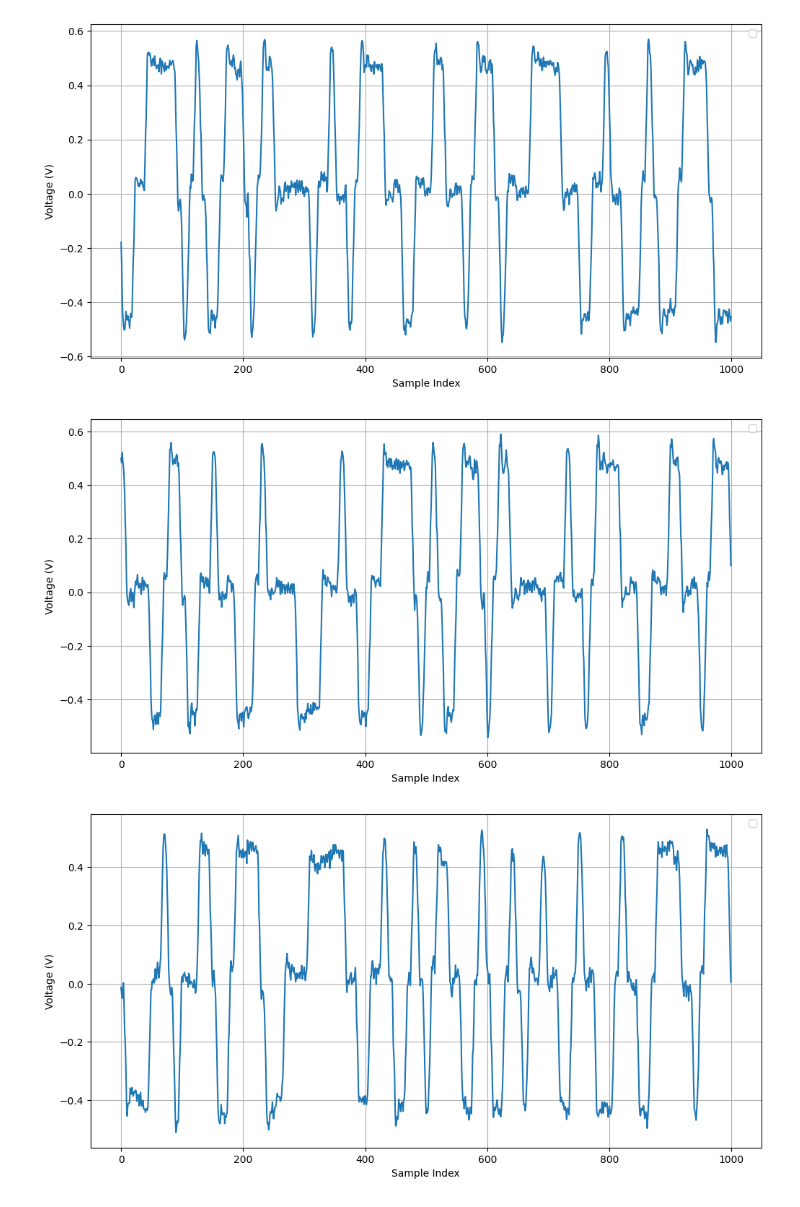
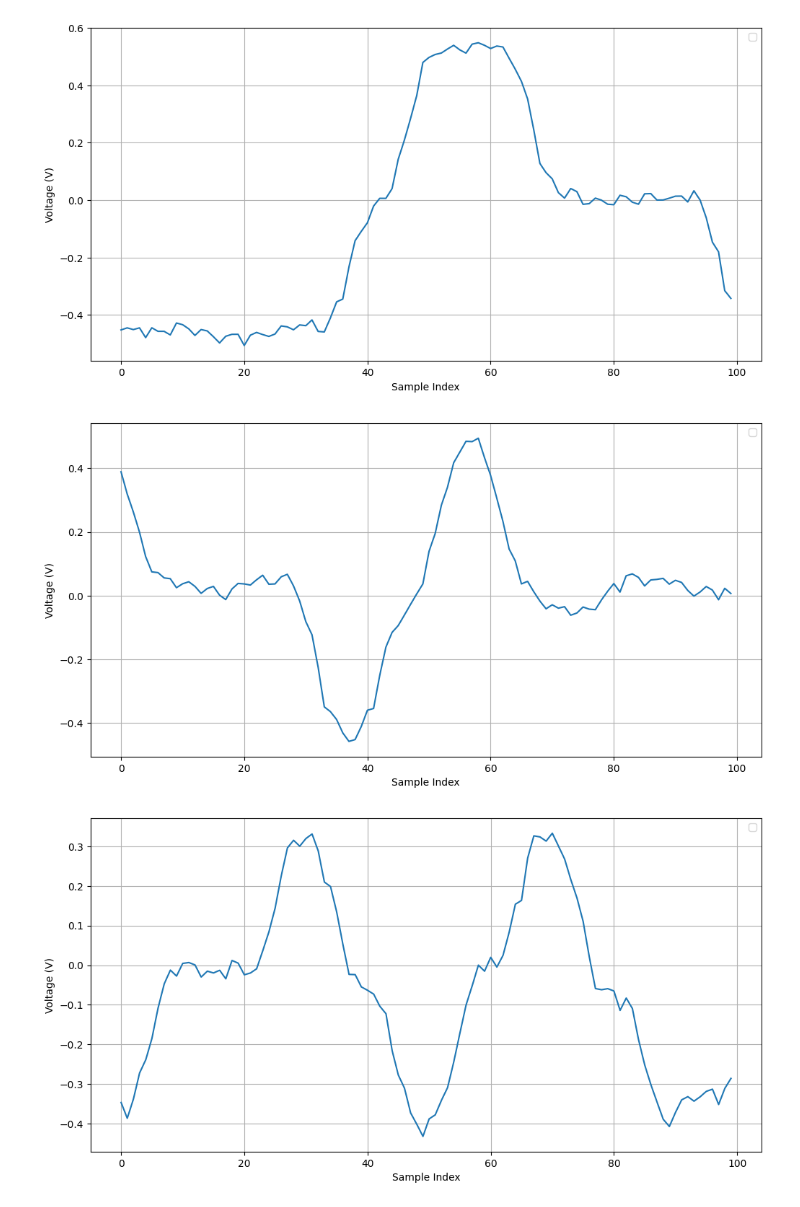
Before and after one commit to amitduwal/edge-ml-cable-anomaly, a Jupyter notebook: notebooks/visualize.ipynb, the cells around one changed output. Saved outputs shown, nothing was run; the diff lists cells and outputs as text; code cells hidden in the pictures.

```diff
--- a/notebooks/visualize.ipynb
+++ b/notebooks/visualize.ipynb
@@ -4,9 +4,13 @@ import matplotlib.pyplot as plt
 # %%
 import h5py
 # %%
-mat_file = r'E:\Thesis\thesis_code\data\oscilloscope\100Mbps\air\ethernet_packets_1000_5cm.mat'
-air_exposed_mat_file = r'E:\Thesis\thesis_code\data\oscilloscope\100Mbps\air\ethernet_packets_1000_5cm.mat'
-water_exposed_mat_file = r'E:\Thesis\thesis_code\data\oscilloscope\100Mbps\water\ethernet_packets_1000_5cm.mat'
+# mat_file = r'E:\Thesis\thesis_code\data\rp\10Mbps\rp_ethernet_packets_1_2500.mat'
+# air_exposed_mat_file = r'E:\Thesis\thesis_code\data\rp\10Mbps\air\ethernet_packets_1250_20cm.mat'
+# water_exposed_mat_file = r'E:\Thesis\thesis_code\data\rp\10Mbps\water\ethernet_packets_1250_20cm.mat'
+
+mat_file = r'E:\Thesis\thesis_code\data\oscilloscope\100Mbps\air\ethernet_packets_1000_20cm.mat'
+air_exposed_mat_file = r'E:\Thesis\thesis_code\data\oscilloscope\100Mbps\air\ethernet_packets_1000_20cm.mat'
+water_exposed_mat_file = r'E:\Thesis\thesis_code\data\oscilloscope\100Mbps\water\ethernet_packets_1000_20cm.mat'
 # %%
 with h5py.File(mat_file, 'r') as f:
     reference_packet = np.array(f['packets'])  # shape: (recordLength,)
@@ -66,9 +70,9 @@ def extract_signal_region(signal, threshold=0.1):
         return np.array([])
     return signal[indices[0] : indices[-1] + 1]
 # %%
-# reference_packet = extract_signal_region(reference_packet, threshold=0.1)
-# reference_packet_air = extract_signal_region(reference_packet_air, threshold=0.2)
-# reference_packet_water = extract_signal_region(reference_packet_water, threshold=0.2)
+reference_packet = extract_signal_region(reference_packet, threshold=0.1)
+reference_packet_air = extract_signal_region(reference_packet_air, threshold=0.2)
+reference_packet_water = extract_signal_region(reference_packet_water, threshold=0.2)
 # %%
 import matplotlib.pyplot as plt
 
@@ -95,14 +99,14 @@ plt.show()
 # %%
 # plot the first 10000 samples of each packet seperately  in the same plot
 for packet, label in zip(packets, labels):
     plt.figure(figsize=(12,6))
-    plt.plot(packet[:1000])  # Plot each packet
+    plt.plot(packet[:100])  # Plot each packet
     plt.xlabel('Sample Index')
     plt.ylabel('Voltage (V)')
     plt.grid(True)
     plt.legend()
     plt.show()
 # %% [output]
-[figure, old version]
+[figure, new version]
-[figure, old version]
+[figure, new version]
-[figure, old version]
+[figure, new version]
```
Also changed, not shown: parts of 3 cells of this notebook, 4 other files.
